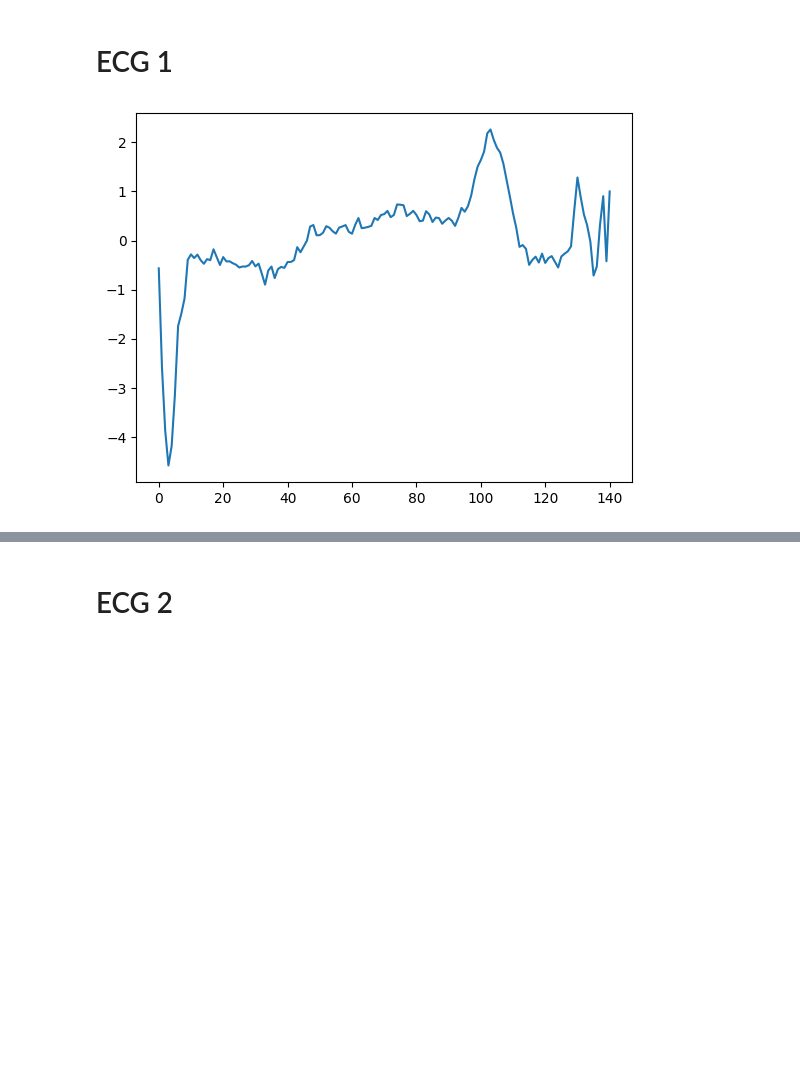
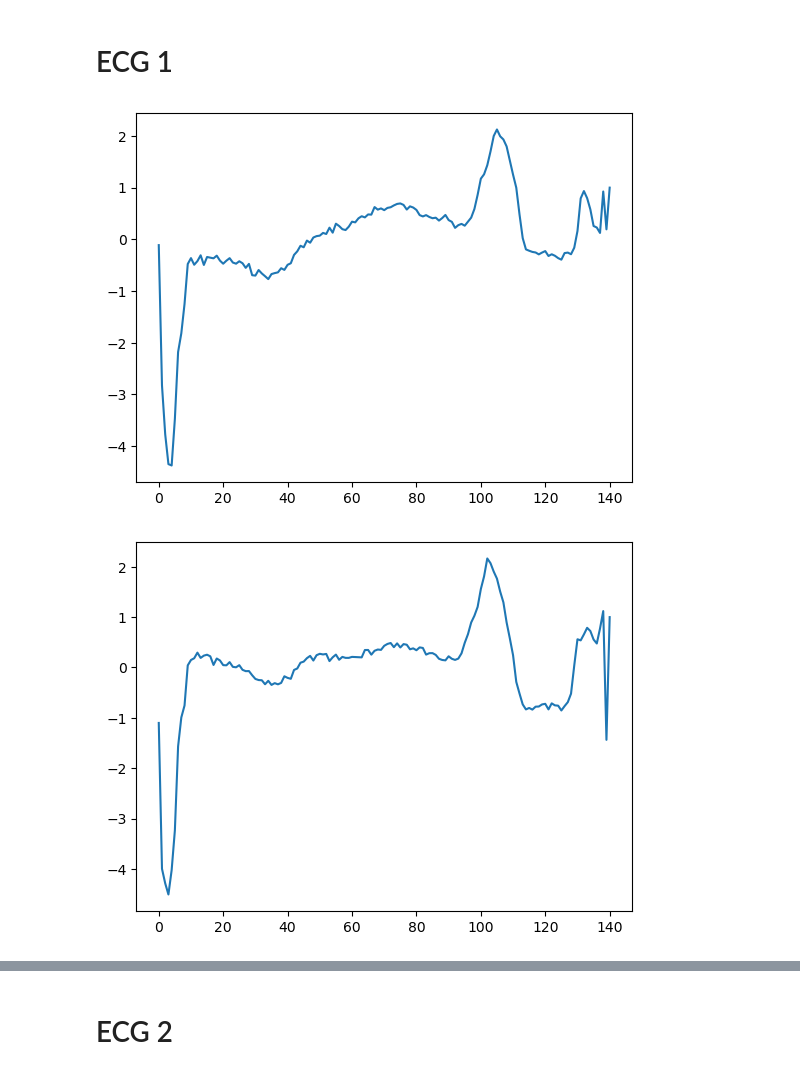
Before and after one commit to meilame-tayebjee/Wavelet-Denoising, a Jupyter notebook: DataExtraction.ipynb, the cells around one changed output, grey strips where cells are left out. Drawn from its saved outputs; the diff is of its cells as text; code cells hidden in the pictures; blank space fills up the shorter version.

```diff
--- a/DataExtraction.ipynb
+++ b/DataExtraction.ipynb
@@ -42,12 +42,15 @@ data, meta = arff.loadarff('ECG5000_TRAIN.arff')
 # Convert to DataFrame
 df = pd.DataFrame(data)
 # %%
-i = 2
-line = df.iloc[i]
+i = 100
 
-line = line.astype(float).tolist()
+for i in range(10):
+    line = df.iloc[i]
 
-plt.plot([i for i in range(len(line))],line)
-plt.show()
+    line = line.astype(float).tolist()
+
+    plt.plot([i for i in range(len(line))],line)
+    plt.show()
 # %% [output]
-[figure, old version]
+[figure, new version]
+[figure, added]
```
Also changed, not shown: parts of 1 cell of this notebook, 4 other files.
